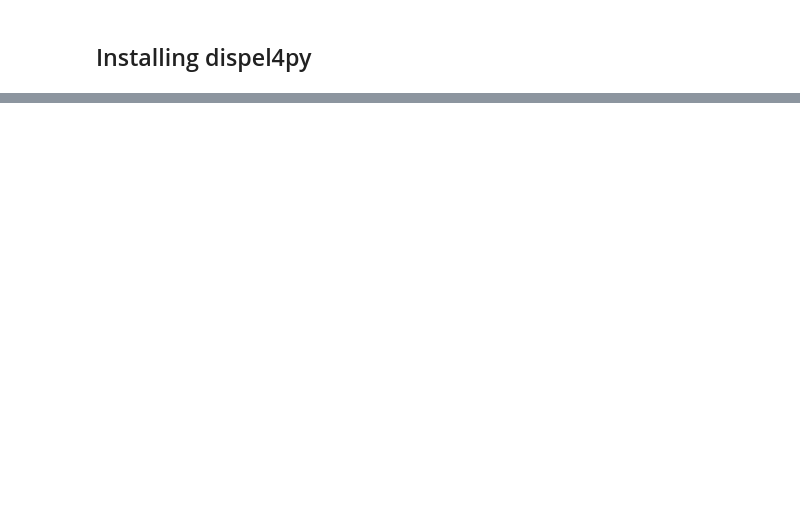
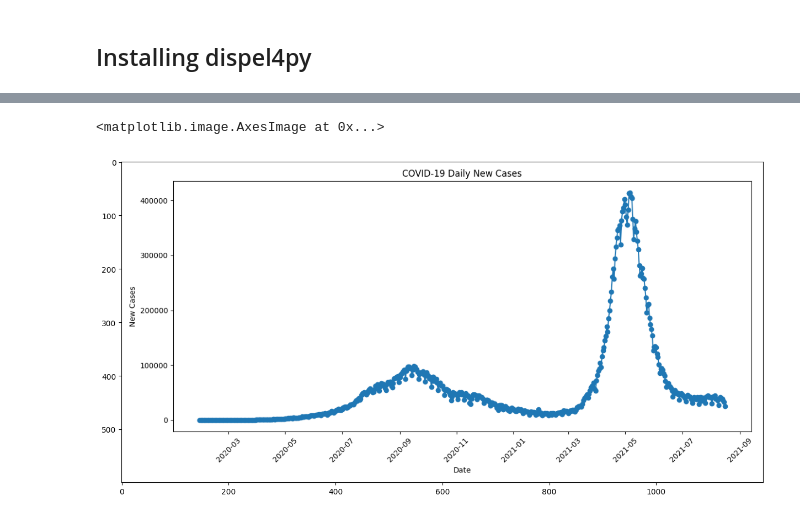
Before and after one commit to rosafilgueira/Workflows_Seminar, a Jupyter notebook: Testing_dispel4py_2_0.ipynb, the cells around one changed output, grey strips where cells are left out. Drawn from its saved outputs; the diff is of its cells as text; code cells hidden in the pictures; blank space fills up the shorter version.

```diff
--- a/Testing_dispel4py_2_0.ipynb
+++ b/Testing_dispel4py_2_0.ipynb
@@ -115,0 +194,13 @@ ELAPSED TIME: 0.03362464904785156
+# %%
+import os
+import matplotlib.pyplot as plt
+
+# Set the figure size (width, height) in inches
+plt.figure(figsize=(15, 8))  # You can adjust the size as needed
+
+
+img = plt.imread('/content/covid_cases.png')
+plt. imshow(img)
+# %% [output]
+<matplotlib.image.AxesImage at 0x...>
+[figure, added]
```
Also changed, not shown: parts of 28 cells of this notebook.
